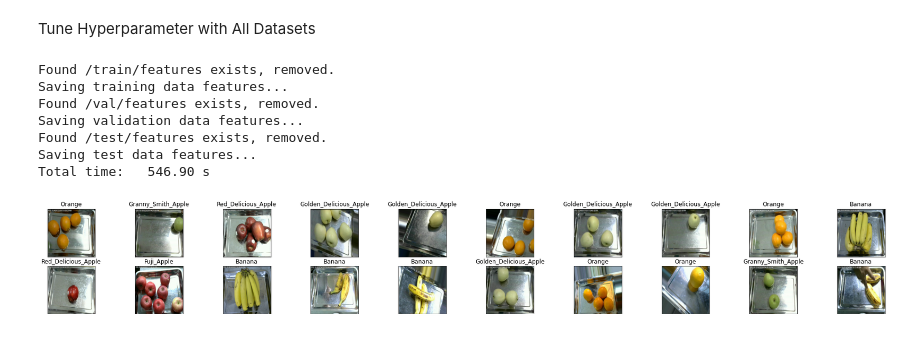
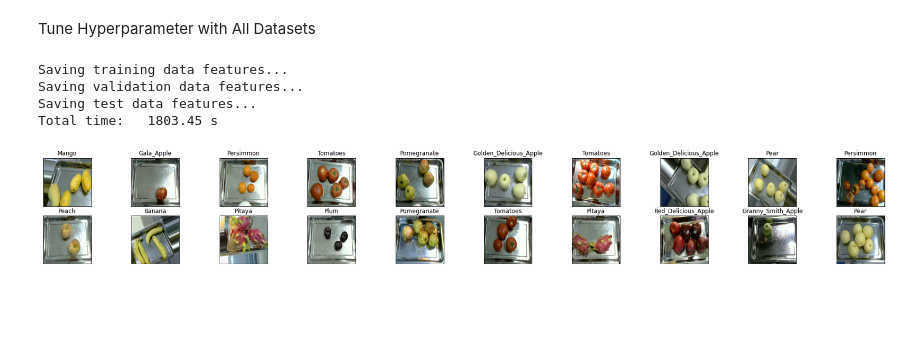
Before and after one commit to SupermarketAutomationAI/PrimaryModel_1, a Jupyter notebook: primary_model_JX.ipynb, the cells around one changed output. Saved outputs shown, nothing was run; the diff lists cells and outputs as text; code cells hidden in the pictures; blank space fills up the shorter version.

```diff
--- a/primary_model_JX.ipynb
+++ b/primary_model_JX.ipynb
@@ -162,15 +159,22 @@ import torchvision.transforms as transforms
 import matplotlib.pyplot as plt
 import torchvision.models
 # %%
-# List different classes: 14 currently
+# List different classes
 '''
+# V1 dataset
 classes = ['Multiple Bananas', 'Multiple Fuji Apples', 'Multiple Gala Apples', 'Multiple Golden Delicious Apples',
            'Multiple Granny Smith Apples', 'Multiple Oranges', 'Multiple Red Delicious Apples',
            'One Banana', 'One Fuji Apple', 'One Gala Apple', 'One Golden Delicious Apple',
            'One Granny Smith Apple', 'One Orange', 'One Red Delicious Apple']
-'''
+# V2 dataset
 classes = ['Banana', 'Fuji_Apple', 'Gala_Apple', 'Golden_Delicious_Apple',
            'Granny_Smith_Apple', 'Orange', 'Red_Delicious_Apple']
+'''
+# V3 dataset
+classes = ['Banana', 'Carambola', 'Fuji_Apple', 'Gala_Apple', 'Golden_Delicious_Apple',
+           'Granny_Smith_Apple', 'Guava', 'Kiwi', 'Mango', 'Orange',
+           'Peach', 'Pear', 'Persimmon', 'Pitaya', 'Plum', 'Pomegranate',
+           'Red_Delicious_Apple', 'Tomatoes', 'muskmelon']
 # %%
 # Get pretrained weights from the internet
 alexnet = torchvision.models.alexnet(pretrained=True)
@@ -471,16 +475,17 @@ def train_AlexNet(model, train_loader, val_loader, num_epochs=1, batch_size=32,
     print ("Total time:  % 6.2f s  Time per Epoch: % 6.2f s " % ( (end_time-start_time), ((end_time-start_time) / num_epochs) ))
 # %% [markdown]
 Tune Hyperparameter with All Datasets
-# %%
-target_classes = classes
-get_alexnet_features(parent_dir, classes, target_classes, verify=True)
-# %% [output]
-Found /train/features exists, removed.
-Saving training data features...
-Found /val/features exists, removed.
-Saving validation data features...
-Found /test/features exists, removed.
-Saving test data features...
-Total time:   546.90 s
-[figure, removed]
+# %%
+# exclude kiwi and guava which have a weird file structure
+target_classes = ['Banana', 'Carambola', 'Fuji_Apple', 'Gala_Apple', 'Golden_Delicious_Apple',
+                  'Granny_Smith_Apple','Mango', 'Orange',
+                  'Peach', 'Pear', 'Persimmon', 'Pitaya', 'Plum', 'Pomegranate',
+                  'Red_Delicious_Apple', 'Tomatoes', 'muskmelon']
+get_alexnet_features(parent_dir, classes, target_classes, verify=True)
+# %% [output]
+Saving training data features...
+Saving validation data features...
+Saving test data features...
+Total time:   1803.45 s
+[figure, added]
 # %%
```
Also changed, not shown: parts of 7 cells of this notebook.
